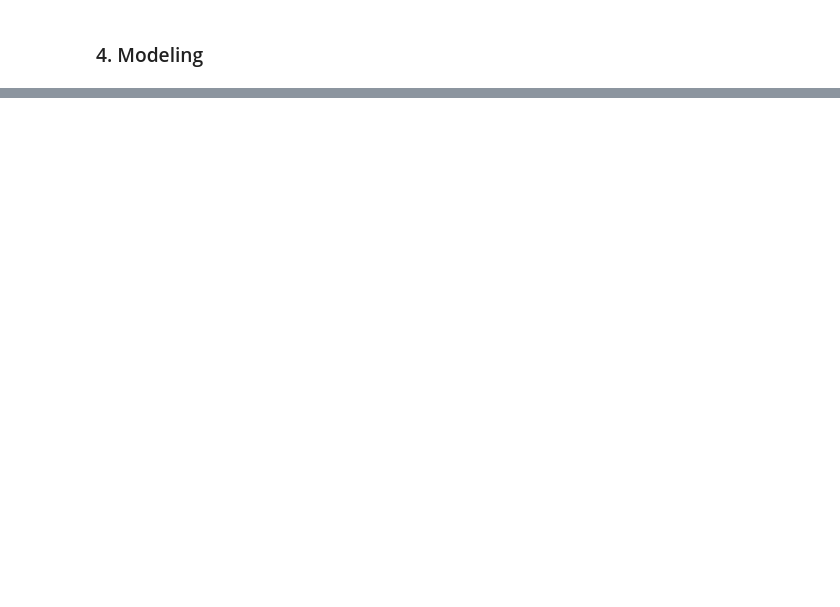
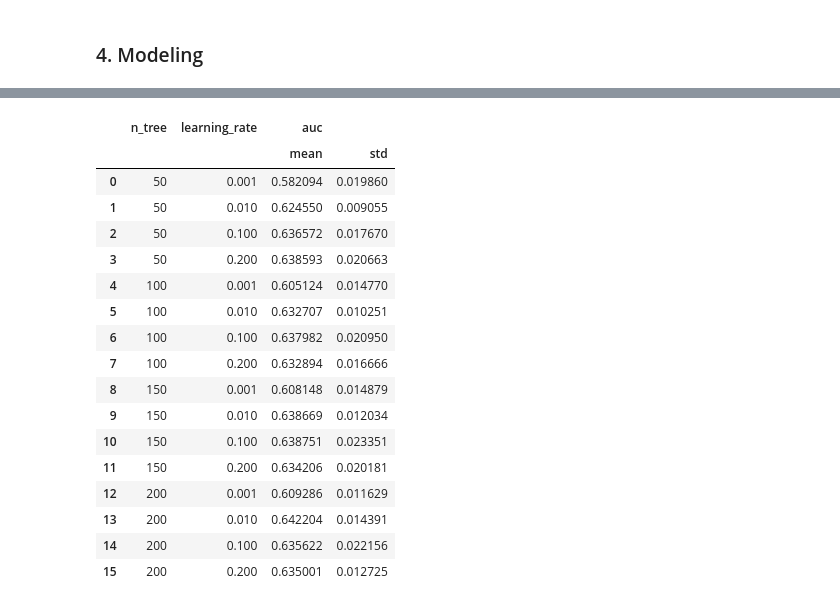
Before and after one commit to shuyiyu/IntroProject, a Jupyter notebook: Data Preparation.ipynb, the cells around one changed output, grey strips where cells are left out. Cells and saved outputs as stored; diff of their text form; code cells hidden in the pictures; blank space fills up the shorter version.

```diff
--- a/Data Preparation.ipynb
+++ b/Data Preparation.ipynb
@@ -344,0 +552,57 @@ xgb_grid_search_scaler_x.fit(X, y)
+# %%
+from sklearn.ensemble import GradientBoostingClassifier
+from xgboost import XGBClassifier
+
+auc = []
+n_tree = []
+learning_rate = []
+max_depth = []
+gamma = []
+
+for train_index, test_index in skf.split(X,y):
+    X_train, X_test = X.iloc[train_index, :], X.iloc[test_index, :]
+    y_train, y_test = y[train_index], y[test_index]
+
+    # Upsample minority class in training data
+    X_close = X_train.iloc[y_train == 1, :]
+    X_open = X_train.iloc[y_train == 0, :]
+    y_close = y_train[y_train == 1]
+    y_open = y_train[y_train == 0]
+    X_close, y_close = resample(X_close, y_close, n_samples = len(X_open), random_state = 123)
+    X_train = pd.concat([X_close, X_open])
+    y_train = np.concatenate((y_close, y_open))
+
+    for n in [50, 100, 150, 200]:
+        for i in [0.001, 0.01, 0.1, 0.2]:
+            xgb = XGBClassifier(n_estimators = n, learning_rate = i)
+            xgb.fit(X_train, y_train)
+            y_pred = xgb.predict_proba(X_test)
+            fpr, tpr, thresholds = metrics.roc_curve(y_test, y_pred[:, 1])
+            auc.append(metrics.auc(fpr, tpr))
+            n_tree.append(n)
+            learning_rate.append(i)
+# %%
+pd.set_option("display.max_rows",500)
+auc_df_xgb = pd.DataFrame({'n_tree' : n_tree,
+                           'learning_rate' : learning_rate,
+                           'auc' : auc})
+auc_df_xgb.groupby(['n_tree', 'learning_rate']).agg({'auc' : ['mean', 'std']}).reset_index()
+# %% [output]
+|  | n_tree | learning_rate | auc |  |
+|  |  |  | mean | std |
+| 0 | 50 | 0.001 | 0.582094 | 0.019860 |
+| 1 | 50 | 0.010 | 0.624550 | 0.009055 |
+| 2 | 50 | 0.100 | 0.636572 | 0.017670 |
+| 3 | 50 | 0.200 | 0.638593 | 0.020663 |
+| 4 | 100 | 0.001 | 0.605124 | 0.014770 |
+| 5 | 100 | 0.010 | 0.632707 | 0.010251 |
+| 6 | 100 | 0.100 | 0.637982 | 0.020950 |
+| 7 | 100 | 0.200 | 0.632894 | 0.016666 |
+| 8 | 150 | 0.001 | 0.608148 | 0.014879 |
+| 9 | 150 | 0.010 | 0.638669 | 0.012034 |
+| 10 | 150 | 0.100 | 0.638751 | 0.023351 |
+| 11 | 150 | 0.200 | 0.634206 | 0.020181 |
+| 12 | 200 | 0.001 | 0.609286 | 0.011629 |
+| 13 | 200 | 0.010 | 0.642204 | 0.014391 |
+| 14 | 200 | 0.100 | 0.635622 | 0.022156 |
+| 15 | 200 | 0.200 | 0.635001 | 0.012725 |
```
Also changed, not shown: parts of 27 cells of this notebook.
